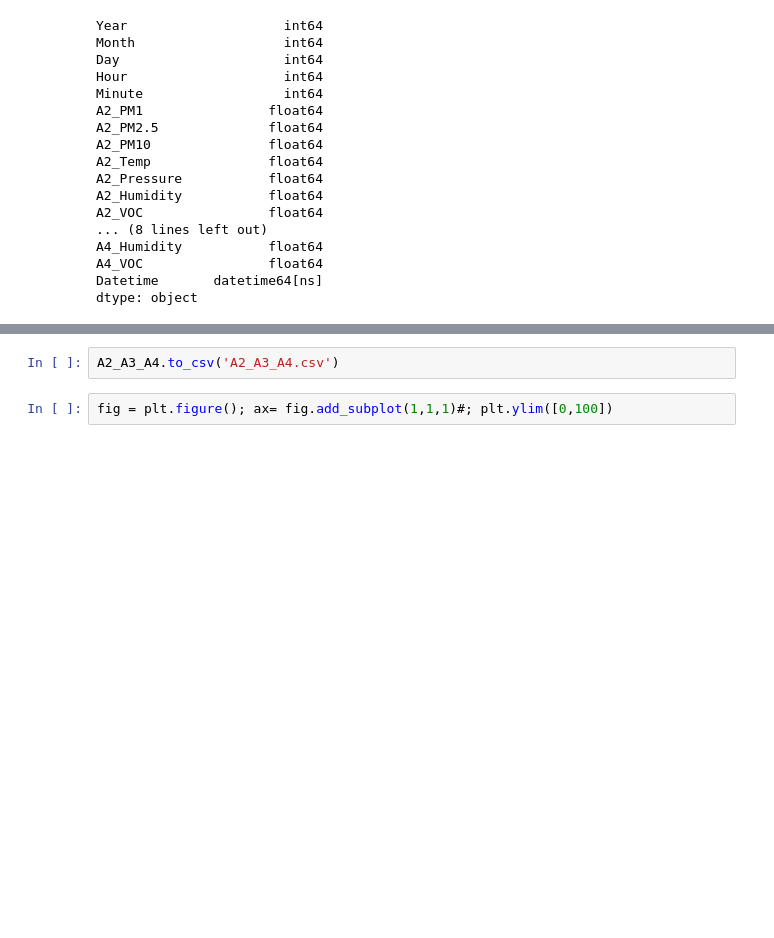
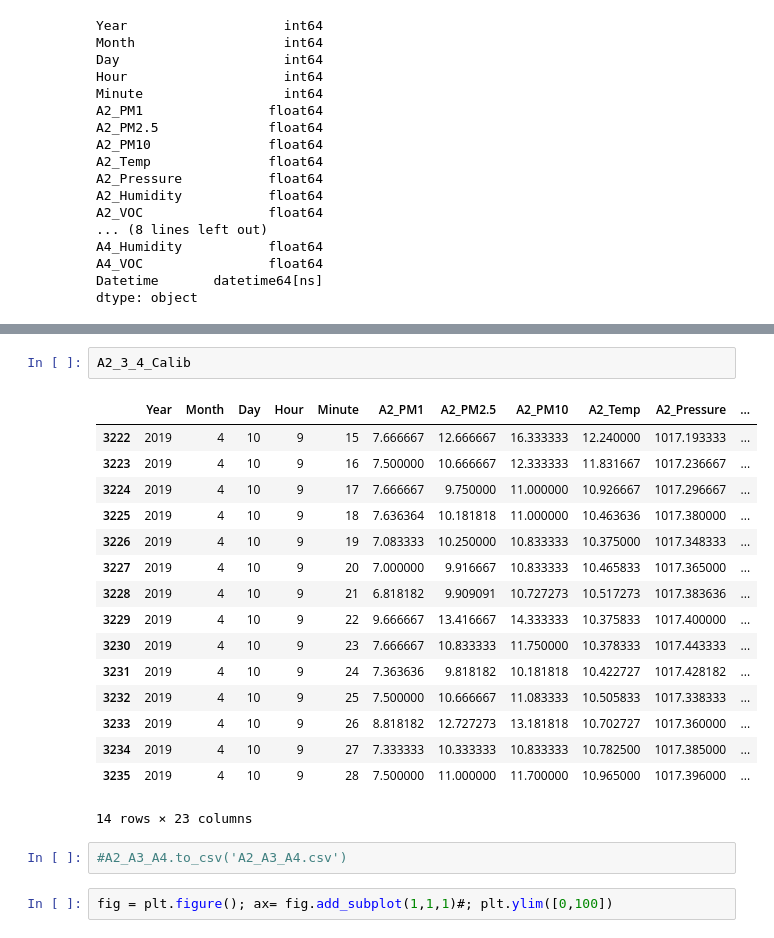
Before and after one commit to annalisasheehan/Costa_Rica, a Jupyter notebook: Processing_Arduino_data.ipynb, the cells around one changed output, grey strips where cells are left out. Saved outputs shown, nothing was run; the diff lists cells and outputs as text; blank space fills up the shorter version.

```diff
--- a/Processing_Arduino_data.ipynb
+++ b/Processing_Arduino_data.ipynb
@@ -316,5 +322,24 @@ dtype: object
+# %%
+A2_3_4_Calib
+# %% [output]
+|  | Year | Month | Day | Hour | Minute | A2_PM1 | A2_PM2.5 | A2_PM10 | A2_Temp | A2_Pressure | ... |
+| 3222 | 2019 | 4 | 10 | 9 | 15 | 7.666667 | 12.666667 | 16.333333 | 12.240000 | 1017.193333 | ... |
+| 3223 | 2019 | 4 | 10 | 9 | 16 | 7.500000 | 10.666667 | 12.333333 | 11.831667 | 1017.236667 | ... |
+| 3224 | 2019 | 4 | 10 | 9 | 17 | 7.666667 | 9.750000 | 11.000000 | 10.926667 | 1017.296667 | ... |
+| 3225 | 2019 | 4 | 10 | 9 | 18 | 7.636364 | 10.181818 | 11.000000 | 10.463636 | 1017.380000 | ... |
+| 3226 | 2019 | 4 | 10 | 9 | 19 | 7.083333 | 10.250000 | 10.833333 | 10.375000 | 1017.348333 | ... |
+| 3227 | 2019 | 4 | 10 | 9 | 20 | 7.000000 | 9.916667 | 10.833333 | 10.465833 | 1017.365000 | ... |
+| 3228 | 2019 | 4 | 10 | 9 | 21 | 6.818182 | 9.909091 | 10.727273 | 10.517273 | 1017.383636 | ... |
+| 3229 | 2019 | 4 | 10 | 9 | 22 | 9.666667 | 13.416667 | 14.333333 | 10.375833 | 1017.400000 | ... |
+| 3230 | 2019 | 4 | 10 | 9 | 23 | 7.666667 | 10.833333 | 11.750000 | 10.378333 | 1017.443333 | ... |
+| 3231 | 2019 | 4 | 10 | 9 | 24 | 7.363636 | 9.818182 | 10.181818 | 10.422727 | 1017.428182 | ... |
+| 3232 | 2019 | 4 | 10 | 9 | 25 | 7.500000 | 10.666667 | 11.083333 | 10.505833 | 1017.338333 | ... |
+| 3233 | 2019 | 4 | 10 | 9 | 26 | 8.818182 | 12.727273 | 13.181818 | 10.702727 | 1017.360000 | ... |
+| 3234 | 2019 | 4 | 10 | 9 | 27 | 7.333333 | 10.333333 | 10.833333 | 10.782500 | 1017.385000 | ... |
+| 3235 | 2019 | 4 | 10 | 9 | 28 | 7.500000 | 11.000000 | 11.700000 | 10.965000 | 1017.396000 | ... |
+14 rows × 23 columns
 # %%
-A2_A3_A4.to_csv('A2_A3_A4.csv')
+#A2_A3_A4.to_csv('A2_A3_A4.csv')
 # %%
 fig = plt.figure(); ax= fig.add_subplot(1,1,1)#; plt.ylim([0,100])
 # %% [output]
```
Also changed, not shown: parts of 10 cells of this notebook.
